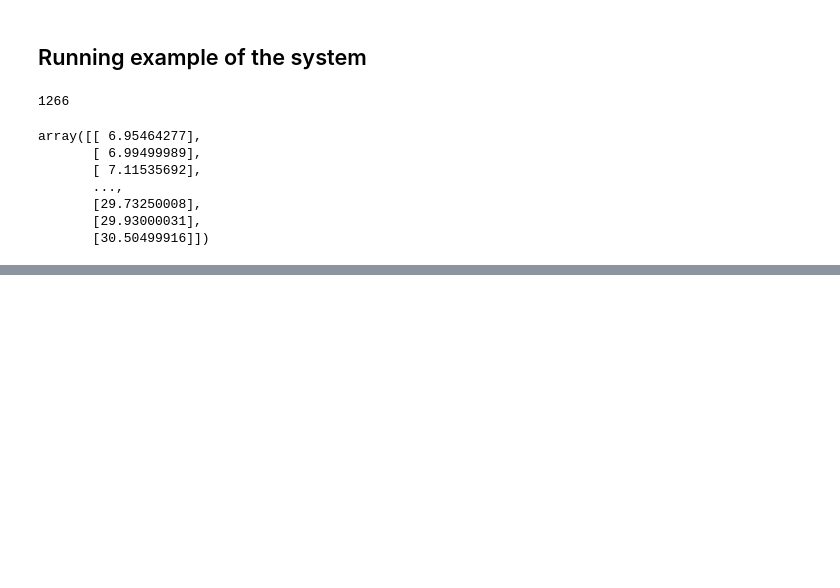
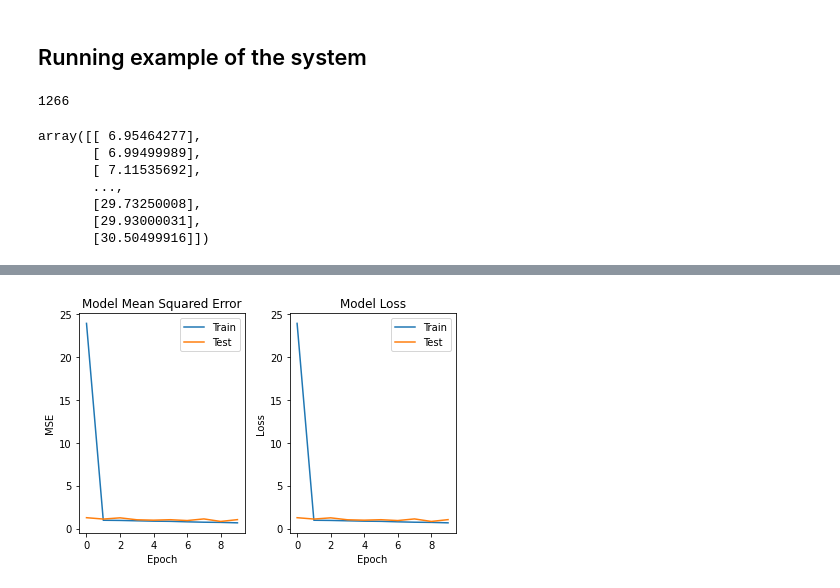
Before and after one commit to maxmekiska/arguing_predictors, a Jupyter notebook: notebooks/TestingEnviornment.ipynb, the cells around one changed output, grey strips where cells are left out. Saved outputs shown, nothing was run; the diff lists cells and outputs as text; code cells hidden in the pictures; blank space fills up the shorter version.

Commit message:
new mlp predictor added, reshaping for X was adjusted to fit mlp network better. TODO: layer structure changes

```diff
--- a/notebooks/TestingEnviornment.ipynb
+++ b/notebooks/TestingEnviornment.ipynb
@@ -62,6 +62,7 @@ array([[ 6.95464277],
 op0 = BasicUnivariatePredictor(prices, 25, 7)
 op1 = BasicUnivariatePredictor(prices, 25, 7)
 op2 = BasicUnivariatePredictor(prices, 25, 7)
+op3 = BasicUnivariatePredictor(prices, 25, 7)
 # %%
 op0.create_bilstm()
 # %%
@@ -248,0 +257,2 @@ test2.get_data()
+# %%
+op3.fit_model(10)
@@ -248,0 +281,4 @@ test2.get_data()
+# %%
+op3.show_performance()
+# %% [output]
+[figure, added]
```
Also changed, not shown: parts of 18 cells of this notebook, 1 other file.
